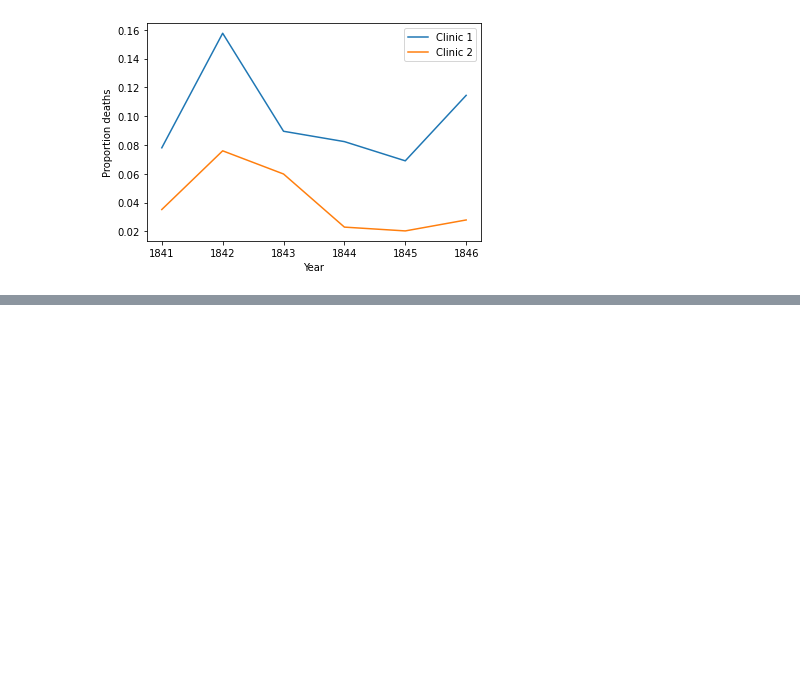
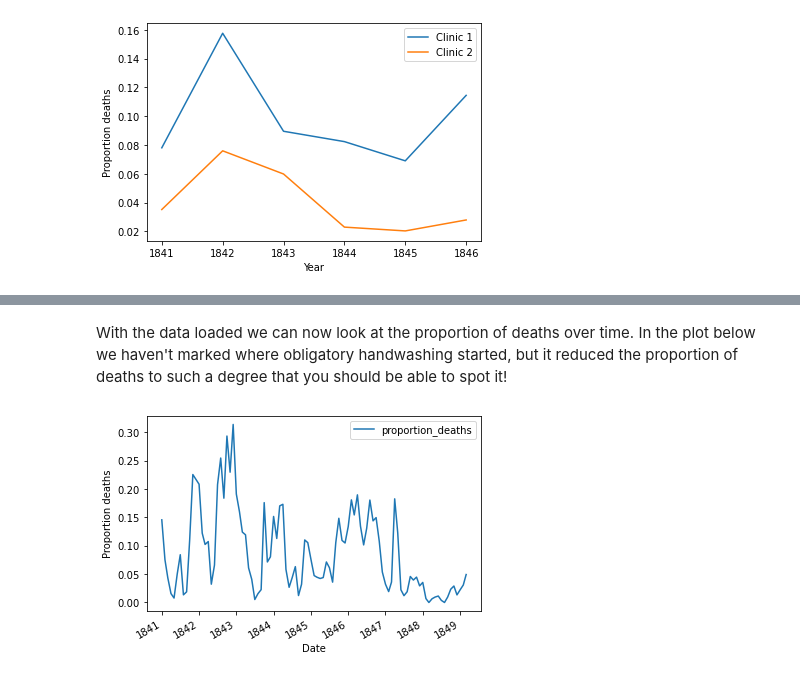
Before and after one commit to syednayeemridwan/data-science-projects, a Jupyter notebook: Hypothesis Testing on Handwashing/Handwashing.ipynb, the cells around one changed output, grey strips where cells are left out. Drawn from its saved outputs; the diff is of its cells as text; code cells hidden in the pictures; blank space fills up the shorter version.

```diff
--- a/Hypothesis Testing on Handwashing/Handwashing.ipynb
+++ b/Hypothesis Testing on Handwashing/Handwashing.ipynb
@@ -68,0 +75,9 @@ plt.show()
+# %%
+# Read datasets/monthly_deaths.csv into monthly
+monthly = pd.read_csv('datasets/monthly_deaths.csv', parse_dates = ['date'])
+
+# Calculate proportion of deaths per no. births
+monthly["proportion_deaths"] = monthly.deaths / monthly.births
+
+# Print out the first rows in monthly
+monthly.head()
@@ -68,0 +91,7 @@ plt.show()
+# %% [markdown]
+<p>With the data loaded we can now look at the proportion of deaths over time. In the plot below we haven't marked where obligatory handwashing started, but it reduced the proportion of deaths to such a degree that you should be able to spot it!</p>
+# %%
+# Plot monthly proportion of deaths
+ax = monthly.plot(x = "date", y = "proportion_deaths", xlabel = "Date", ylabel = "Proportion deaths")
+# %% [output]
+[figure, added]
```
Also changed, not shown: parts of 5 cells of this notebook.
